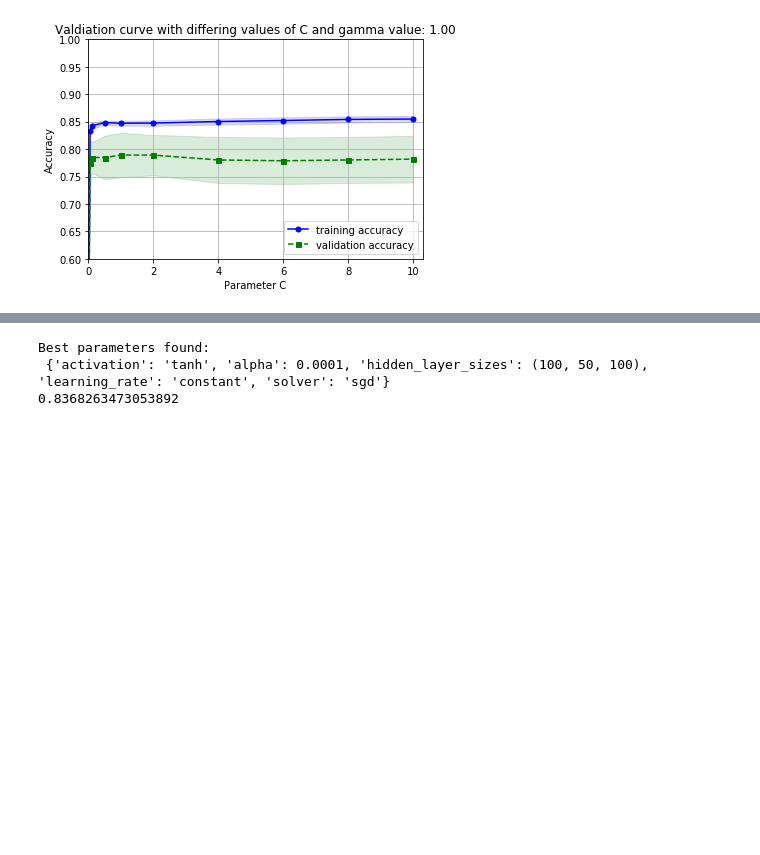
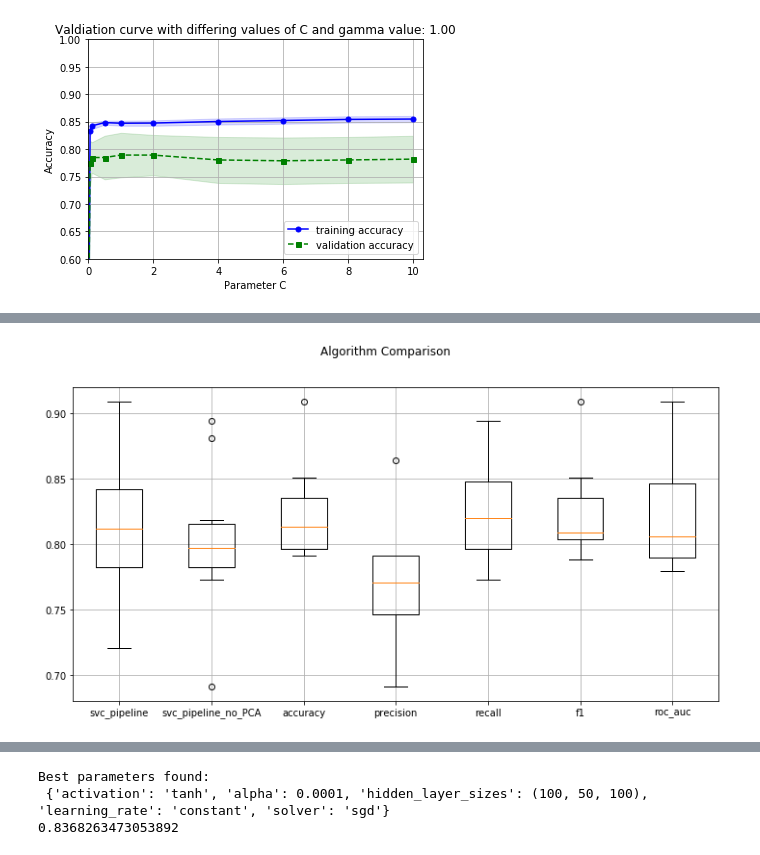
Before and after one commit to liivits/ML, a Jupyter notebook: Untitled.ipynb, the cells around one changed output, grey strips where cells are left out. Cells and saved outputs as stored; diff of their text form; code cells hidden in the pictures; blank space fills up the shorter version.

```diff
--- a/Untitled.ipynb
+++ b/Untitled.ipynb
@@ -544,9 +549,9 @@ pipe_svc_no_PCA = Pipeline([('scl', StandardScaler()),
 #Fit the pipeline to the training data
 pipe_svc_no_PCA.fit(X_train, y_train)
 
-scores = cross_val_score(estimator=pipe_svc_nopca, X=X_train, y=y_train, cv=10, n_jobs=1, verbose=0)
+scores = cross_val_score(estimator=pipe_svc_no_PCA, X=X_train, y=y_train, cv=10, n_jobs=1, verbose=0)
 
 print('--> Model Training Accuracy: %.3f +/- %.3f' %(np.mean(scores), np.std(scores)))
-pipelines.append(('svc_pipeline_no_PCA', pipe_svc_no_PCA))
+pipelines_SVC.append(('svc_pipeline_no_PCA', pipe_svc_no_PCA))
 # %% [output]
 --> Model Training Accuracy: 0.803 +/- 0.054
@@ -834,12 +557,0 @@ weighted avg       0.75      0.75      0.75       168
-# %%
-fig, ax = plt.subplots(figsize=(2.5, 2.5))
-ax.matshow(confmat_auc, cmap=plt.cm.Blues, alpha=0.3)
-for i in range(confmat_auc.shape[0]):
-    for j in range(confmat_auc.shape[1]):
-        ax.text(x=j, y=i, s=confmat_auc[i, j], va='center', ha='center')
-
-plt.xlabel('predicted label')
-plt.ylabel('true label')
-
-plt.tight_layout()
-plt.show()
@@ -852,4 +558,6 @@ NameError: name 'pipelines' is not defined
 # %%
+from sklearn.exceptions import DataConversionWarning
+warnings.filterwarnings(action='ignore', category=DataConversionWarning)
 param_range = [0.001, 0.01, 0.1, 1.0, 10.0, 100.0, 1000.0]
 
 
@@ -857,8 +565,10 @@ param_grid = [{'clf__C': param_range,'clf__kernel': ['linear']},
               {'clf__C': param_range,'clf__gamma': param_range,
                'clf__kernel': ['rbf'] }]
 
+
+
 scores = ['accuracy',
-         'precision',
+          'precision',
          'recall',
           'f1',
          'roc_auc']
@@ -915,7 +625,7 @@ for score in scores:
     print(classification_report(y_true, y_pred))
     print()
 
-    pipelines.append(('svc', clf))
+    pipelines_SVC.append((score, clf))
 
     fig, ax = plt.subplots(figsize=(2.5, 2.5))
     ax.matshow(confmat, cmap=plt.cm.Blues, alpha=0.3)
@@ -1126,3 +836,13 @@ for i in np.linspace(0.1,1,9):
 [figure]
 [figure]
 [figure]
+# %%
+results = []
+names = []
+scoring = 'accuracy'
+for name, model in pipelines_SVC:
+    cv_results = cross_val_score(model, X_train, y_train, cv=10,scoring=scoring)
+    results.append(cv_results)
+    names.append(name)
+    msg = "%s: %f (%f)" % (name, cv_results.mean(), cv_results.std())
+    print(msg)
@@ -1128,0 +857,11 @@ for i in np.linspace(0.1,1,9):
+# %%
+# Compare Algorithms
+fig = plt.figure(figsize=(12, 6))
+fig.suptitle( 'Algorithm Comparison' )
+ax = fig.add_subplot(111)
+plt.boxplot(results)
+plt.grid(True)
+ax.set_xticklabels(names)
+plt.show()
+# %% [output]
+[figure, added]
```
Also changed, not shown: parts of 35 cells of this notebook.
